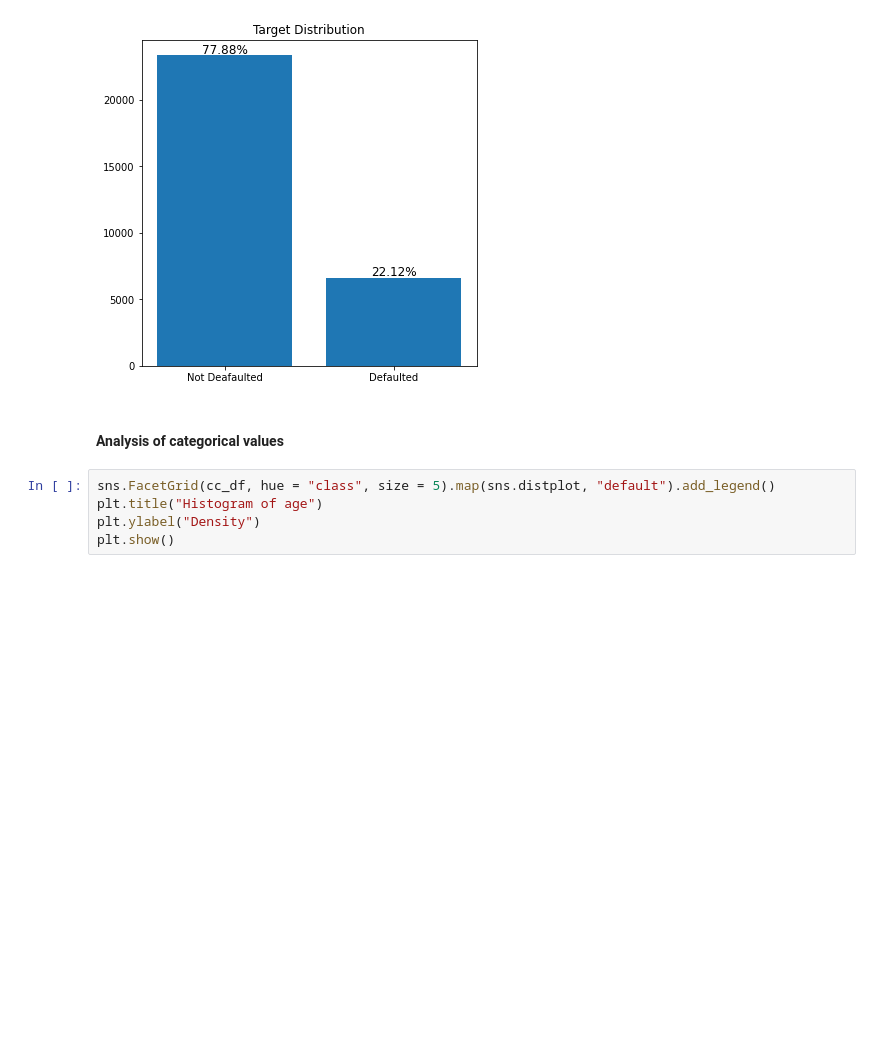
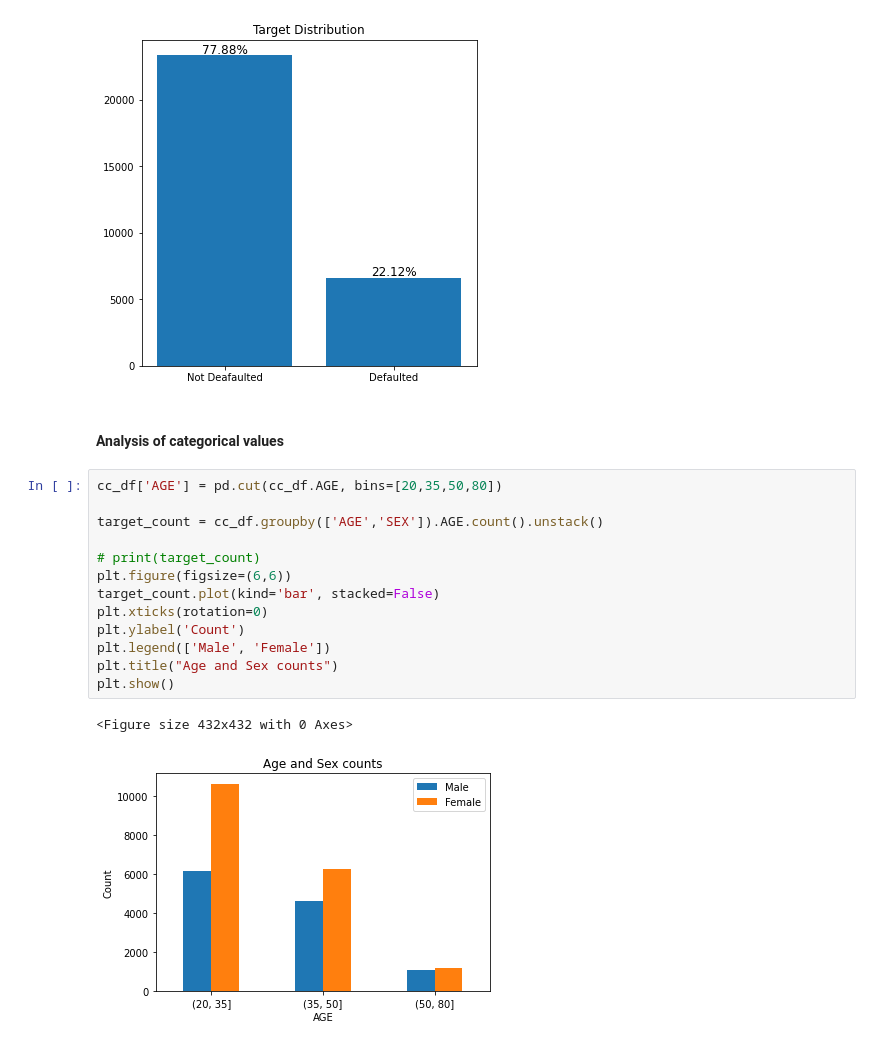
Before and after one commit to Bryan-Suelo/machine_learning, a Jupyter notebook: default_credit_card_clients/default_credit_card.ipynb, the cells around one changed output. Drawn from its saved outputs; the diff is of its cells as text; blank space fills up the shorter version.

Commit message:
Data visualization of categorical and numerical variables

```diff
--- a/default_credit_card_clients/default_credit_card.ipynb
+++ b/default_credit_card_clients/default_credit_card.ipynb
@@ -216,8 +209,19 @@ plt.show()
 [figure]
 # %% [markdown]
 #### Analysis of categorical values
-# %%
-sns.FacetGrid(cc_df, hue = "class", size = 5).map(sns.distplot, "default").add_legend()
-plt.title("Histogram of age")
-plt.ylabel("Density")
-plt.show()
+# %%
+cc_df['AGE'] = pd.cut(cc_df.AGE, bins=[20,35,50,80])
+
+target_count = cc_df.groupby(['AGE','SEX']).AGE.count().unstack()
+
+# print(target_count)
+plt.figure(figsize=(6,6))
+target_count.plot(kind='bar', stacked=False)
+plt.xticks(rotation=0)
+plt.ylabel('Count')
+plt.legend(['Male', 'Female'])
+plt.title("Age and Sex counts")
+plt.show()
+# %% [output]
+<Figure size 432x432 with 0 Axes>
+[figure, added]
```
Also changed, not shown: parts of 14 cells of this notebook.
